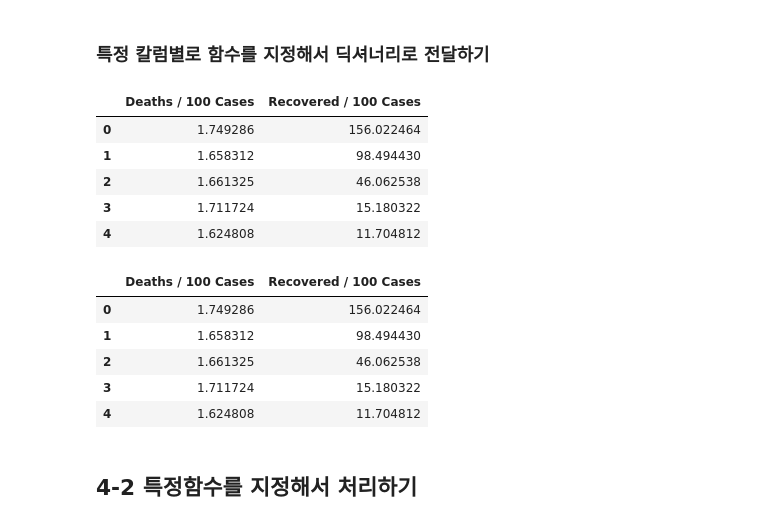
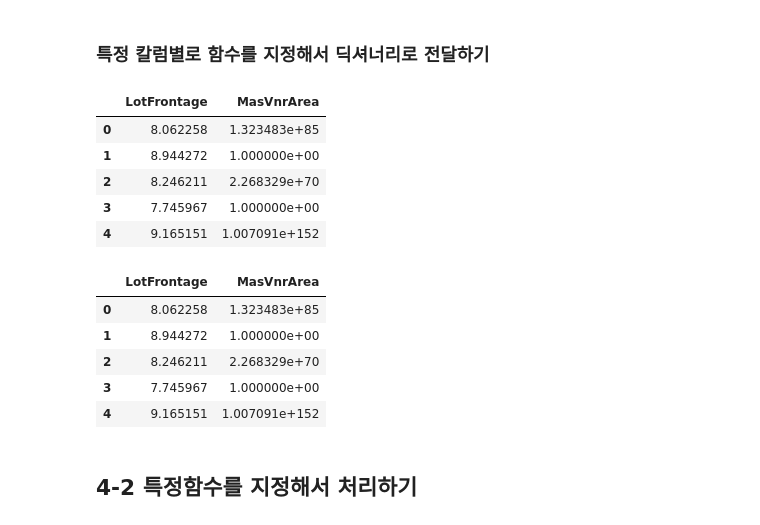
Before and after one commit to zerosum99/nh_lecture, a Jupyter notebook: nhbank_dp_1일차_pandas/NH은행_판다스_1일차_4교시_데이터전처리.ipynb, the cells around one changed output. Drawn from its saved outputs; the diff is of its cells as text; code cells hidden in the pictures.

```diff
--- a/nhbank_dp_1일차_pandas/NH은행_판다스_1일차_4교시_데이터전처리.ipynb
+++ b/nhbank_dp_1일차_pandas/NH은행_판다스_1일차_4교시_데이터전처리.ipynb
@@ -290,5 +241,5 @@ df['diag_1'].str.replace("E","0").str.startswith("E").sum()
 # %%
-df_day = pd.read_csv("../data/covid/day_wise.csv")
+df_day = df.copy()
 # %% [markdown]
 ### 데이터프레임 정보 확인하기
 # %%
@@ -316,5 +265,3 @@ memory usage: 17.8+ KB
 # %% [markdown]
 ### 칼럼에 대한 날짜 타입으로 변환한다
-# %%
-df_day['Date'] = pd.to_datetime(df_day['Date'])
 # %%
@@ -347,15 +294,15 @@ Name: Date, Length: 188, dtype: object
 
 - dt 내의 날짜 관련 정보를 분리해서 새로운 칼럼을 만들기
 # %%
-df_day['year']       = df_day['Date'].dt.year         # 연(4자리숫자)
-df_day['month']      = df_day['Date'].dt.month        # 월(숫자)
-df_day['month_name'] = df_day['Date'].dt.month_name() # 월(문자)
+df_day['year']       = df_day['date'].dt.year         # 연(4자리숫자)
+df_day['month']      = df_day['date'].dt.month        # 월(숫자)
+df_day['month_name'] = df_day['date'].dt.month_name() # 월(문자)
 
-df_day['day']        = df_day['Date'].dt.day          # 일(숫자)
-df_day['time']       = df_day['Date'].dt.time         # HH:MM:SS(문자)
-df_day['hour']       = df_day['Date'].dt.hour         # 시(숫자)
-df_day['minute']     = df_day['Date'].dt.minute       # 분(숫자)
-df_day['second']     = df_day['Date'].dt.second       # 초(숫자)
+df_day['day']        = df_day['date'].dt.day          # 일(숫자)
+df_day['time']       = df_day['date'].dt.time         # HH:MM:SS(문자)
+df_day['hour']       = df_day['date'].dt.hour         # 시(숫자)
+df_day['minute']     = df_day['date'].dt.minute       # 분(숫자)
+df_day['second']     = df_day['date'].dt.second       # 초(숫자)
 # %%
 df_day.head()
 # %% [output]
@@ -377,7 +367,7 @@ Index(['Date', 'Confirmed', 'Deaths', 'Recovered', 'Active', 'New cases',
 # %% [markdown]
 ### 새로운 칼럼 추가
 # %%
-df_day['Deaths ratio'] = df_day['Deaths'] / df_day['Confirmed']
+df_day['Pricepersquare'] = df_day['SalePrice'] / df_day['LotArea']
 # %% [markdown]
 ### 그룹화해서 정보를 확인하기
 # %%
@@ -458,28 +442,28 @@ df_num.apply([np.sqrt, np.exp]).head()
 ### 특정 칼럼별로 함수를 지정해서 딕셔너리로 전달하기
 # %%
 df_num.transform({
-    'Deaths / 100 Cases': np.sqrt,
-    'Recovered / 100 Cases': np.exp,
+    'LotFrontage': np.sqrt,
+    'MasVnrArea': np.exp,
 }).head()
 # %% [output]
-|  | Deaths / 100 Cases | Recovered / 100 Cases |
-| 0 | 1.749286 | 156.022464 |
-| 1 | 1.658312 | 98.494430 |
-| 2 | 1.661325 | 46.062538 |
-| 3 | 1.711724 | 15.180322 |
-| 4 | 1.624808 | 11.704812 |
+|  | LotFrontage | MasVnrArea |
+| 0 | 8.062258 | 1.323483e+85 |
+| 1 | 8.944272 | 1.000000e+00 |
+| 2 | 8.246211 | 2.268329e+70 |
+| 3 | 7.745967 | 1.000000e+00 |
+| 4 | 9.165151 | 1.007091e+152 |
 # %%
 df_num.apply({
-    'Deaths / 100 Cases': np.sqrt,
-    'Recovered / 100 Cases': np.exp,
+    'LotFrontage': np.sqrt,
+    'MasVnrArea': np.exp,
 }).head()
 # %% [output]
-|  | Deaths / 100 Cases | Recovered / 100 Cases |
-| 0 | 1.749286 | 156.022464 |
-| 1 | 1.658312 | 98.494430 |
-| 2 | 1.661325 | 46.062538 |
-| 3 | 1.711724 | 15.180322 |
-| 4 | 1.624808 | 11.704812 |
+|  | LotFrontage | MasVnrArea |
+| 0 | 8.062258 | 1.323483e+85 |
+| 1 | 8.944272 | 1.000000e+00 |
+| 2 | 8.246211 | 2.268329e+70 |
+| 3 | 7.745967 | 1.000000e+00 |
+| 4 | 9.165151 | 1.007091e+152 |
 # %% [markdown]
 ## 4-2 특정함수를 지정해서 처리하기
 # %% [markdown]
```
Also changed, not shown: parts of 57 cells of this notebook.
